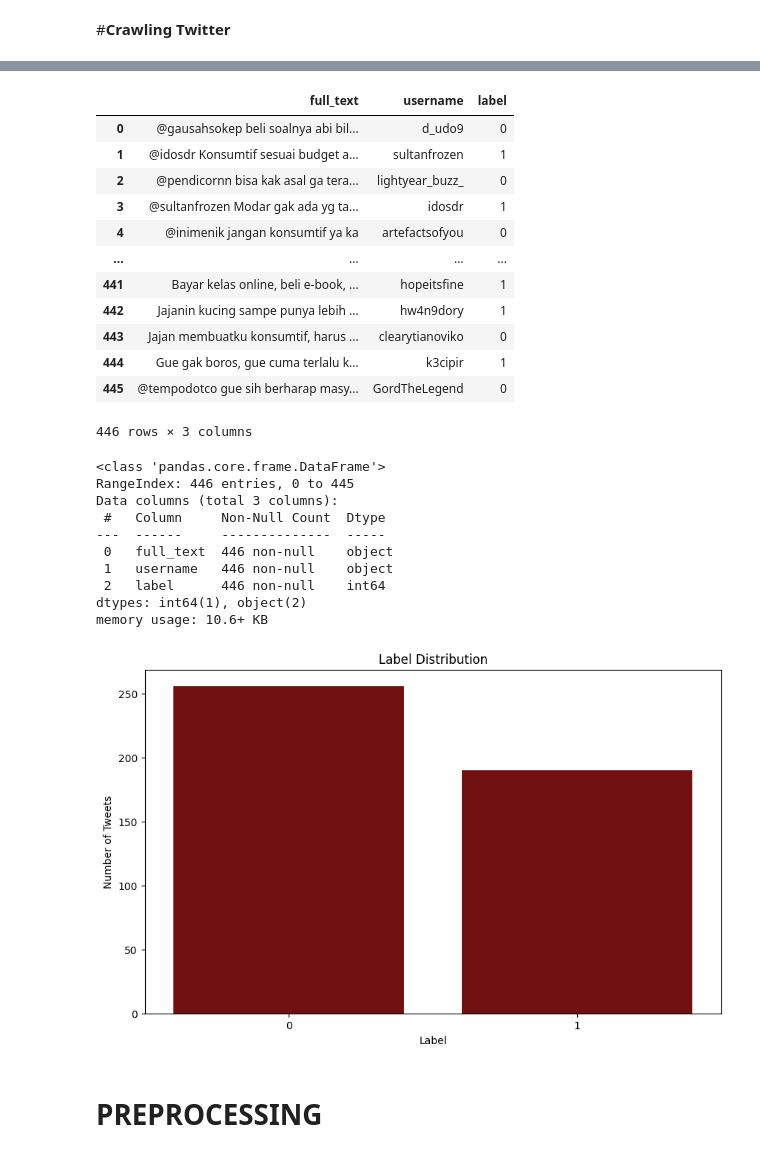
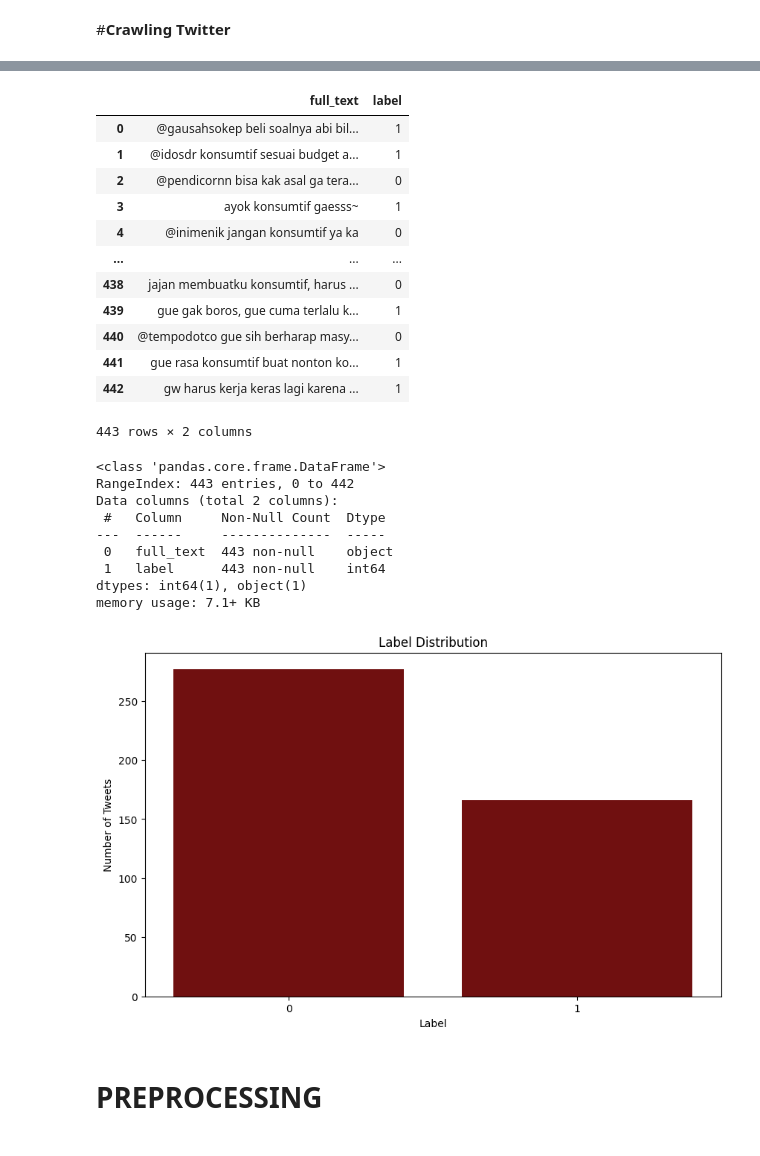
Before and after one commit to firarru/Text-Mining, a Jupyter notebook: UTS_Text_Mining.ipynb, the cells around one changed output, grey strips where cells are left out. Cells and saved outputs as stored; diff of their text form; code cells hidden in the pictures.

```diff
--- a/UTS_Text_Mining.ipynb
+++ b/UTS_Text_Mining.ipynb
@@ -109,34 +56,33 @@ from sklearn.svm import SVC
 from sklearn.metrics import accuracy_score, classification_report, confusion_matrix
 # %%
-df = pd.read_excel('https://raw.githubusercontent.com/firarru/Text-Mining/main/Dataset/Data%20Tweet%20Konsumtif%20labeling.xlsx')
+df = pd.read_excel('https://raw.githubusercontent.com/firarru/Text-Mining/main/Dataset/Data%20Tweet%20Konsumtif%20Label.xlsx')
 df
 # %% [output]
-|  | full_text | username | label |
-| 0 | @gausahsokep beli soalnya abi bil... | d_udo9 | 0 |
-| 1 | @idosdr Konsumtif sesuai budget a... | sultanfrozen | 1 |
-| 2 | @pendicornn bisa kak asal ga tera... | lightyear_buzz_ | 0 |
-| 3 | @sultanfrozen Modar gak ada yg ta... | idosdr | 1 |
-| 4 | @inimenik jangan konsumtif ya ka | artefactsofyou | 0 |
-| ... | ... | ... | ... |
-| 441 | Bayar kelas online, beli e-book, ... | hopeitsfine | 1 |
-| 442 | Jajanin kucing sampe punya lebih ... | hw4n9dory | 1 |
-| 443 | Jajan membuatku konsumtif, harus ... | clearytianoviko | 0 |
-| 444 | Gue gak boros, gue cuma terlalu k... | k3cipir | 1 |
-| 445 | @tempodotco gue sih berharap masy... | GordTheLegend | 0 |
+|  | full_text | label |
+| 0 | @gausahsokep beli soalnya abi bil... | 1 |
+| 1 | @idosdr konsumtif sesuai budget a... | 1 |
+| 2 | @pendicornn bisa kak asal ga tera... | 0 |
+| 3 | ayok konsumtif gaesss~ | 1 |
+| 4 | @inimenik jangan konsumtif ya ka | 0 |
+| ... | ... | ... |
+| 438 | jajan membuatku konsumtif, harus ... | 0 |
+| 439 | gue gak boros, gue cuma terlalu k... | 1 |
+| 440 | @tempodotco gue sih berharap masy... | 0 |
+| 441 | gue rasa konsumtif buat nonton ko... | 1 |
+| 442 | gw harus kerja keras lagi karena ... | 1 |
-446 rows × 3 columns
+443 rows × 2 columns
 # %%
 df.info()
 # %% [output]
 <class 'pandas.core.frame.DataFrame'>
-RangeIndex: 446 entries, 0 to 445
-Data columns (total 3 columns):
+RangeIndex: 443 entries, 0 to 442
+Data columns (total 2 columns):
  #   Column     Non-Null Count  Dtype
 ---  ------     --------------  -----
- 0   full_text  446 non-null    object
- 1   username   446 non-null    object
- 2   label      446 non-null    int64
-dtypes: int64(1), object(2)
-memory usage: 10.6+ KB
+ 0   full_text  443 non-null    object
+ 1   label      443 non-null    int64
+dtypes: int64(1), object(1)
+memory usage: 7.1+ KB
 # %%
 df = df[['full_text', 'label']]
 # %%
@@ -149,7 +95,7 @@ plt.xlabel('Label')
 plt.ylabel('Number of Tweets')
 plt.show()
 # %% [output]
-[figure, old version]
+[figure, new version]
 # %% [markdown]
 # **PREPROCESSING**
 # %% [markdown]
```
Also changed, not shown: parts of 37 cells of this notebook.
